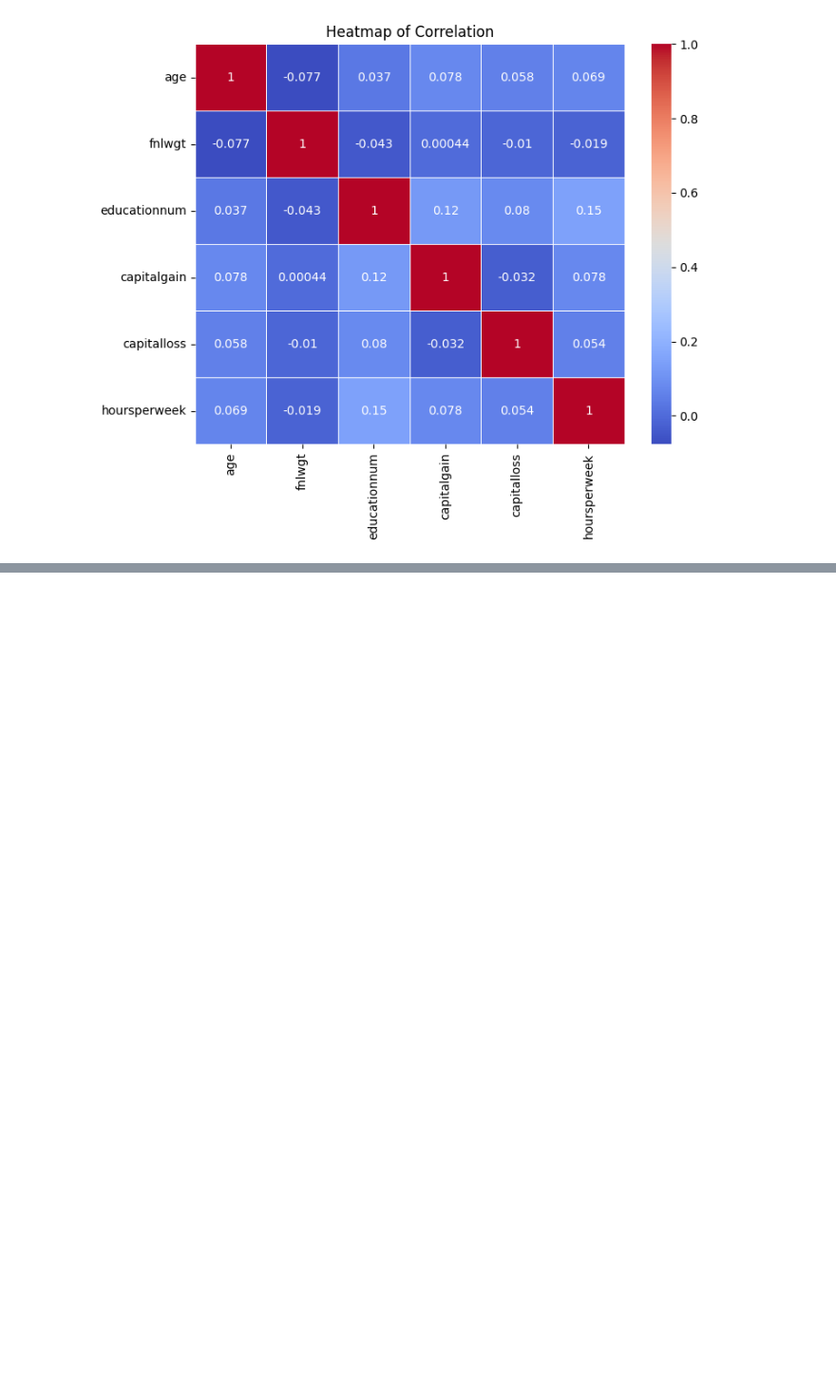
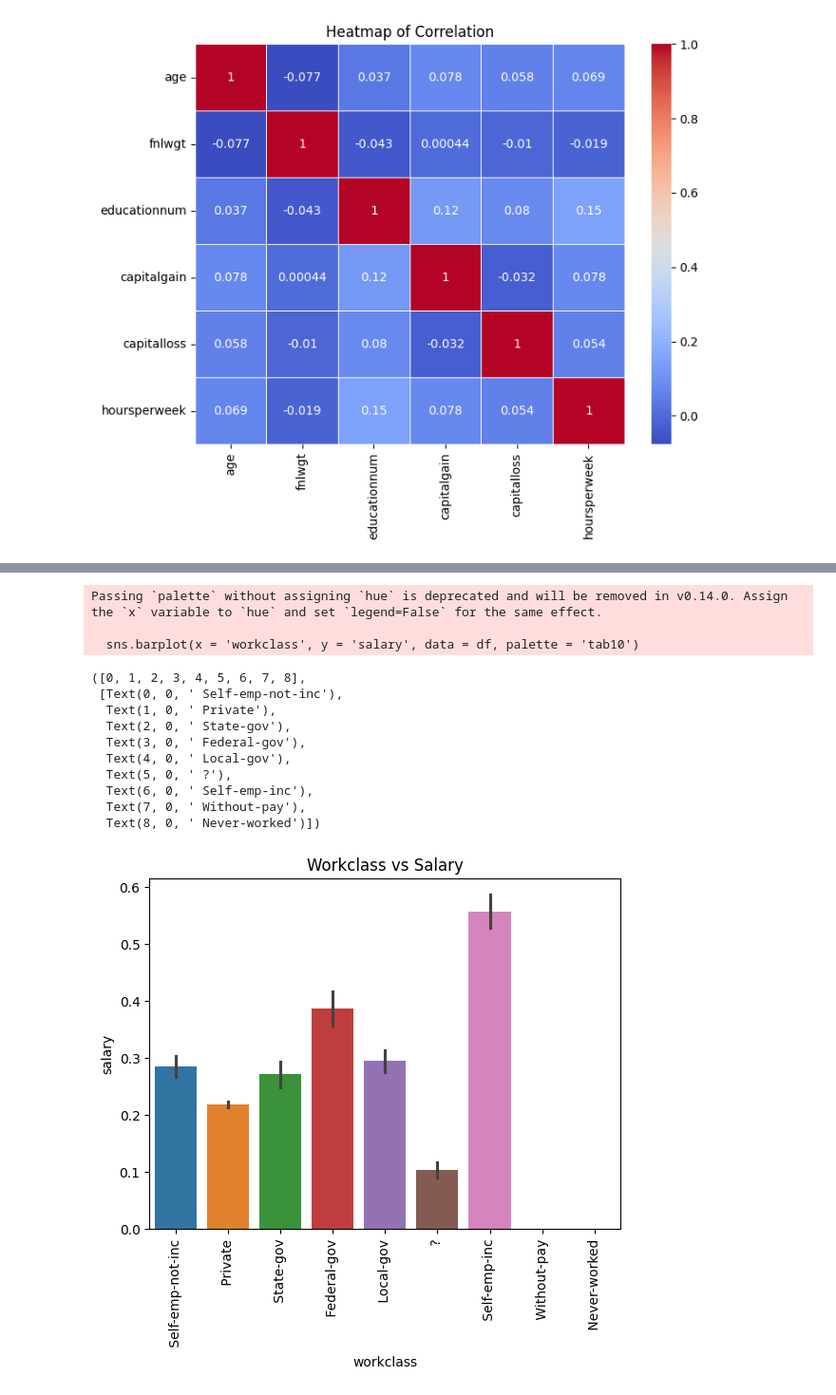
Before and after one commit to aryamankachroo/DTSC1302FinalGroupProject, a Jupyter notebook: DtscFinalProjectCode.ipynb, the cells around one changed output, grey strips where cells are left out. Shown at 95% size. Cells and saved outputs as stored; diff of their text form; code cells hidden in the pictures; blank space fills up the shorter version.

```diff
--- a/DtscFinalProjectCode.ipynb
+++ b/DtscFinalProjectCode.ipynb
@@ -126,0 +134,20 @@ plt.show()
+# %%
+categorical = df.select_dtypes(include=['object'])
+sns.barplot(x = 'workclass', y = 'salary', data = df, palette = 'tab10')
+plt.title('Workclass vs Salary')
+plt.xticks(rotation = 90)
+# %% [output]
+Passing `palette` without assigning `hue` is deprecated and will be removed in v0.14.0. Assign the `x` variable to `hue` and set `legend=False` for the same effect.
+
+  sns.barplot(x = 'workclass', y = 'salary', data = df, palette = 'tab10')
+([0, 1, 2, 3, 4, 5, 6, 7, 8],
+ [Text(0, 0, ' Self-emp-not-inc'),
+  Text(1, 0, ' Private'),
+  Text(2, 0, ' State-gov'),
+  Text(3, 0, ' Federal-gov'),
+  Text(4, 0, ' Local-gov'),
+  Text(5, 0, ' ?'),
+  Text(6, 0, ' Self-emp-inc'),
+  Text(7, 0, ' Without-pay'),
+  Text(8, 0, ' Never-worked')])
+[figure, added]
```
Also changed, not shown: parts of 1 cell of this notebook.
